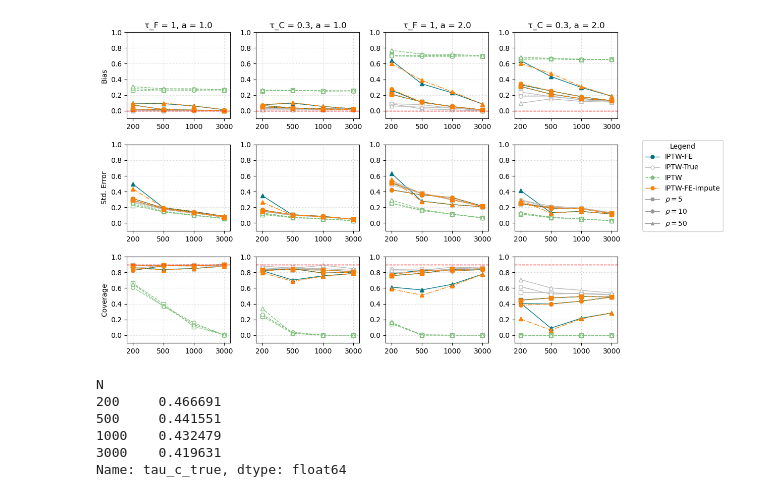
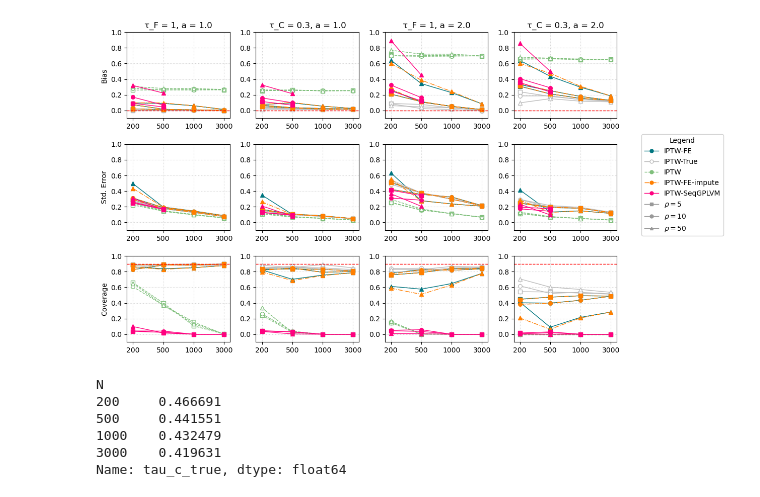
Before and after one commit to Ali-Setareh/SeqGPLVM_FEMSM, a Jupyter notebook: notebooks/fe_msm_results.ipynb, the cells around one changed output. Saved outputs shown, nothing was run; the diff lists cells and outputs as text; code cells hidden in the pictures.

```diff
--- a/notebooks/fe_msm_results.ipynb
+++ b/notebooks/fe_msm_results.ipynb
@@ -19,0 +47,24 @@ Index(['data_id', 'N', 'T', 'rho', 'a', 'p', 'tau_f_true', 'tau_c_true',
+# %%
+df_seqgplvm_results = (
+    df_seqgplvm_results_rw
+    .loc[df_seqgplvm_results_rw["N"].isin([200, 500])]
+    .groupby(["N", "T", "a", "p", "train_id"], as_index=False)
+    .agg(
+        tau_f_seqgplvm      = ("tau_f_seqgplvm", "mean"),
+        tau_f_seqgplvm_se   = ("tau_f_seqgplvm", "sem"),
+        tau_c_seqgplvm      = ("tau_c_seqgplvm", "mean"),
+        tau_c_seqgplvm_se   = ("tau_c_seqgplvm", "sem"),
+        tau_f_seqgplvm_imp    = ("tau_f_seqgplvm_imp", "mean"),
+        tau_f_seqgplvm_imp_se = ("tau_f_seqgplvm_imp", "sem"),
+        tau_c_seqgplvm_imp    = ("tau_c_seqgplvm_imp", "mean"),
+        tau_c_seqgplvm_imp_se = ("tau_c_seqgplvm_imp", "sem"),
+    )
+)
+df_seqgplvm_results["seed"] = pd.NA
+
+
+df_seqgplvm_results["seed"] = (
+    df_seqgplvm_results
+    .groupby(["N", "T", "a", "p"])
+    .cumcount() + 1
+)
@@ -36,20 +95,27 @@ z_90 = norm.ppf(0.95)
 
 # NEW: keep both a = 1 and a = 2 (only filter on p)
 dfp = df_results.loc[(df_results.p == 2)].copy()
+dfp = dfp.drop(columns=["data_id"]).merge(
+    df_seqgplvm_results,
+    on=["N", "T", "a", "p", "seed"],
+    how="left",
+)
 
-methods = ["IPTW-FE", "IPTW-True", "IPTW", "IPTW-FE-impute"]
+methods = ["IPTW-FE", "IPTW-True", "IPTW", "IPTW-FE-impute", "IPTW-SeqGPLVM"]
 
 tau_f_cols = {
     "IPTW-FE":   "tau_f_fe",
     "IPTW-True": "tau_f_true",
     "IPTW":      "tau_f_no_fe",
     "IPTW-FE-impute":      "tau_f_fe_impute",
+    "IPTW-SeqGPLVM": "tau_f_seqgplvm",
 }
 tau_c_cols = {
     "IPTW-FE":   "tau_c_fe",
     "IPTW-True": "tau_c_true",
     "IPTW":      "tau_c_no_fe",
     "IPTW-FE-impute":      "tau_c_fe_impute",
+    "IPTW-SeqGPLVM": "tau_c_seqgplvm",
 }
 
 rows = []
@@ -69,6 +135,7 @@ for _, r in dfp.iterrows():
                          "IPTW-True":"tau_f_true_se",
                          "IPTW":"tau_f_no_fe_se",
                          "IPTW-FE-impute": "tau_f_fe_impute_se",
+                        "IPTW-SeqGPLVM": "tau_f_seqgplvm_se",
                          }[m]]
         })
         # τ_C
@@ -84,7 +151,9 @@ for _, r in dfp.iterrows():
             "se_hat":  r[{"IPTW-FE":"tau_c_fe_se",
                          "IPTW-True":"tau_c_true_se",
                          "IPTW":"tau_c_no_fe_se",
-                         "IPTW-FE-impute": "tau_c_fe_impute_se", }[m]]
+                         "IPTW-FE-impute": "tau_c_fe_impute_se",
+                         "IPTW-SeqGPLVM": "tau_c_seqgplvm_se",
+                         }[m]]
         })
 
 long_df = pd.DataFrame(rows).sort_values(["a", "param", "method", "rho", "N"])
@@ -118,8 +187,8 @@ agg_df = (
 # -----------------------------------
 # 3) Plot: 3 rows (bias, std, coverage) × 4 cols (a=1,2 × τ_F, τ_C)
 # -----------------------------------
-method_ls    = {"IPTW-FE": "-", "IPTW-True": "-", "IPTW": "--", "IPTW-FE-impute": "-."}
-method_color = {"IPTW-FE": "#007680", "IPTW-True": "#BBBBBB", "IPTW": "#7FBF7B", "IPTW-FE-impute": "#FF7F00"}
+method_ls    = {"IPTW-FE": "-", "IPTW-True": "-", "IPTW": "--", "IPTW-FE-impute": "-.", "IPTW-SeqGPLVM": "-"}
+method_color = {"IPTW-FE": "#007680", "IPTW-True": "#BBBBBB", "IPTW": "#7FBF7B", "IPTW-FE-impute": "#FF7F00", "IPTW-SeqGPLVM": "#FF007F"}
 rho_markers  = {5: "s", 10: "o", 50: "^"}
 
 # NEW: 3 rows x 4 columns
@@ -192,34 +261,35 @@ for row_idx, metric_col, ylabel in rowspecs:
             ax.set_ylim(-0.1, 1)
 
 # -----------------------------------
 # 4) One combined legend outside
 # -----------------------------------
 method_handles = [
     Line2D([0],[0], color=method_color["IPTW-FE"],   linestyle="-",  marker="o", lw=1, markersize=5, label="IPTW-FE"),
     Line2D([0],[0], color=method_color["IPTW-True"], linestyle="-",  marker="o", lw=1, markersize=5,
            markerfacecolor="white", label="IPTW-True"),
     Line2D([0],[0], color=method_color["IPTW"],      linestyle="--", marker="o", lw=1, markersize=5, label="IPTW"),
     Line2D([0],[0], color=method_color["IPTW-FE-impute"],      linestyle="-.", marker="o", lw=1, markersize=5, label="IPTW-FE-impute"),
+    Line2D([0],[0], color=method_color["IPTW-SeqGPLVM"],      linestyle="-", marker="o", lw=1, markersize=5, label="IPTW-SeqGPLVM"),
 ]
 shape_handles = [
     Line2D([0],[0], color="0.6", linestyle="-", marker="s", lw=1, markersize=5, label=r"$\rho=5$"),
     Line2D([0],[0], color="0.6", linestyle="-", marker="o", lw=1, markersize=5, label=r"$\rho=10$"),
     Line2D([0],[0], color="0.6", linestyle="-", marker="^", lw=1, markersize=5, label=r"$\rho=50$"),
 ]
 all_handles = method_handles + shape_handles
 all_labels  = [h.get_label() for h in all_handles]
 
 fig.legend(
     all_handles, all_labels,
     loc="center left", bbox_to_anchor=(0.85, 0.5),
     frameon=True, fancybox=True, framealpha=0.9,
     title="Legend", ncol=1,
 )
 
 fig.subplots_adjust(right=0.82, hspace=0.3, wspace=0.25)
 plt.show()
 # %% [output]
-[figure, old version]
+[figure, new version]
 # %%
 df = pd.read_csv("results/msm/fe_msm_results.csv")
 sub = df[(df["a"]==2) & (df["p"]==2)]
```
Also changed, not shown: parts of 6 cells of this notebook, 3 other files.
